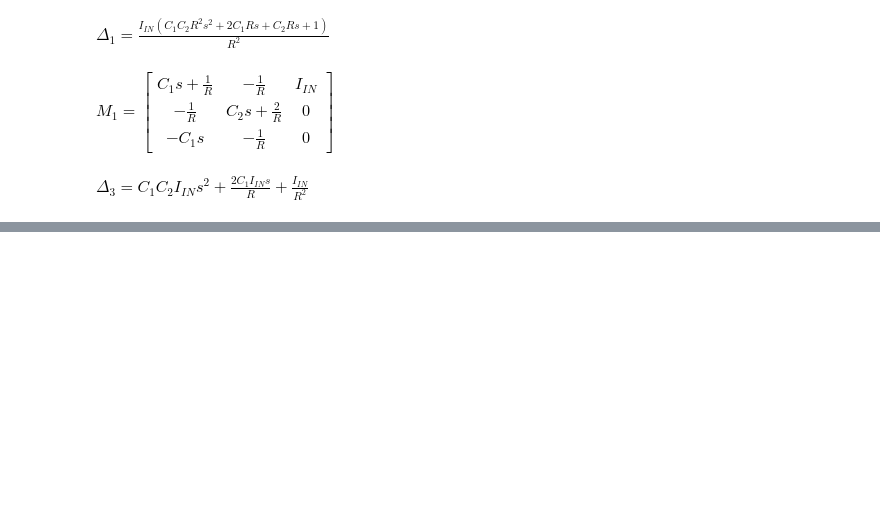
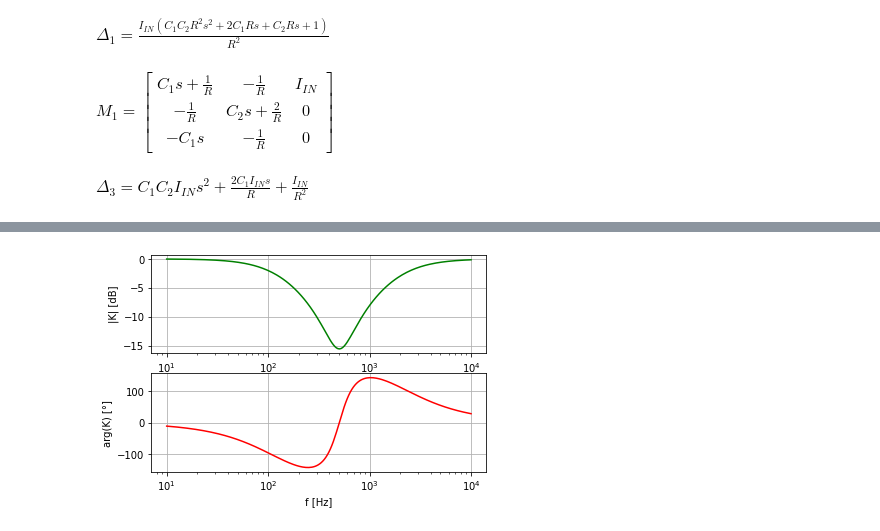
Before and after one commit to wykys/analog-pro-petru, a Jupyter notebook: filter.ipynb, the cells around one changed output, grey strips where cells are left out. Drawn from its saved outputs; the diff is of its cells as text; code cells hidden in the pictures; blank space fills up the shorter version.

```diff
--- a/filter.ipynb
+++ b/filter.ipynb
@@ -35,7 +35,7 @@ def tex(*arg):
         tmp.append(sp.latex(a))
     display(Math(' '.join(tmp)))
 # %%
-R1 = R2 = sp.Symbol('R')
+R1 = R2 = R = sp.Symbol('R')
 C1 = sp.Symbol('C_1')
 C2 = sp.Symbol('C_2')
 
@@ -95,6 +95,6 @@ tex('\Delta_3 =', det3)
 $\displaystyle M_1 = \left[\begin{matrix}C_{1} s + \frac{1}{R} & - \frac{1}{R} & I_{IN}\\- \frac{1}{R} & C_{2} s + \frac{2}{R} & 0\\- C_{1} s & - \frac{1}{R} & 0\end{matrix}\right]$
 $\displaystyle \Delta_3 = C_{1} C_{2} I_{IN} s^{2} + \frac{2 C_{1} I_{IN} s}{R} + \frac{I_{IN}}{R^{2}}$
 # %%
-K = sp.simplify(det1 / det3)
+K = sp.simplify(det3 / det1)
 tex('K_U(s) =', K)
 # %% [output]
@@ -101,0 +114,14 @@ $\displaystyle K_U(s) = \frac{C_{1} C_{2} R^{2} s^{2} + 2 C_{1} R s + C_{2} R s
+# %%
+R_val = 10e3 # Ω
+C1_val = 10e-9 # F
+C2_val = 100e-9 # F
+
+K = sp.simplify(K.subs(R1, R_val).subs(R2, R_val).subs(C1, C1_val).subs(C2, C2_val))
+
+N, P = str(K).replace('_', '').split('/')
+N = eval(N)
+P = eval(P)
+
+tex('K_U(s) =', K)
+tex('N = ', N, '= 0')
+tex('P = ', P, '= 0')
@@ -101,0 +132,31 @@ $\displaystyle K_U(s) = \frac{C_{1} C_{2} R^{2} s^{2} + 2 C_{1} R s + C_{2} R s
+# %%
+import numpy as np
+
+k = []
+
+freq = np.logspace(1,4, 200)
+for f in freq:
+    s = 2*np.pi*f*1j
+    k.append(eval(str(K)))
+
+k = np.array(k)
+mod = 20 * np.log10(np.abs(k))
+arg = np.angle(k) * 180
+
+from matplotlib import pyplot as plt
+
+plt.subplot(211)
+plt.semilogx(freq, mod, 'g')
+plt.grid(True)
+plt.xlabel('f [Hz]')
+plt.ylabel('|K| [dB]')
+
+plt.subplot(212)
+plt.semilogx(freq, arg, 'r')
+plt.grid(True)
+plt.xlabel('f [Hz]')
+plt.ylabel('arg(K) [°]')
+
+plt.show()
+# %% [output]
+[figure, added]
```
Also changed, not shown: parts of 5 cells of this notebook.
